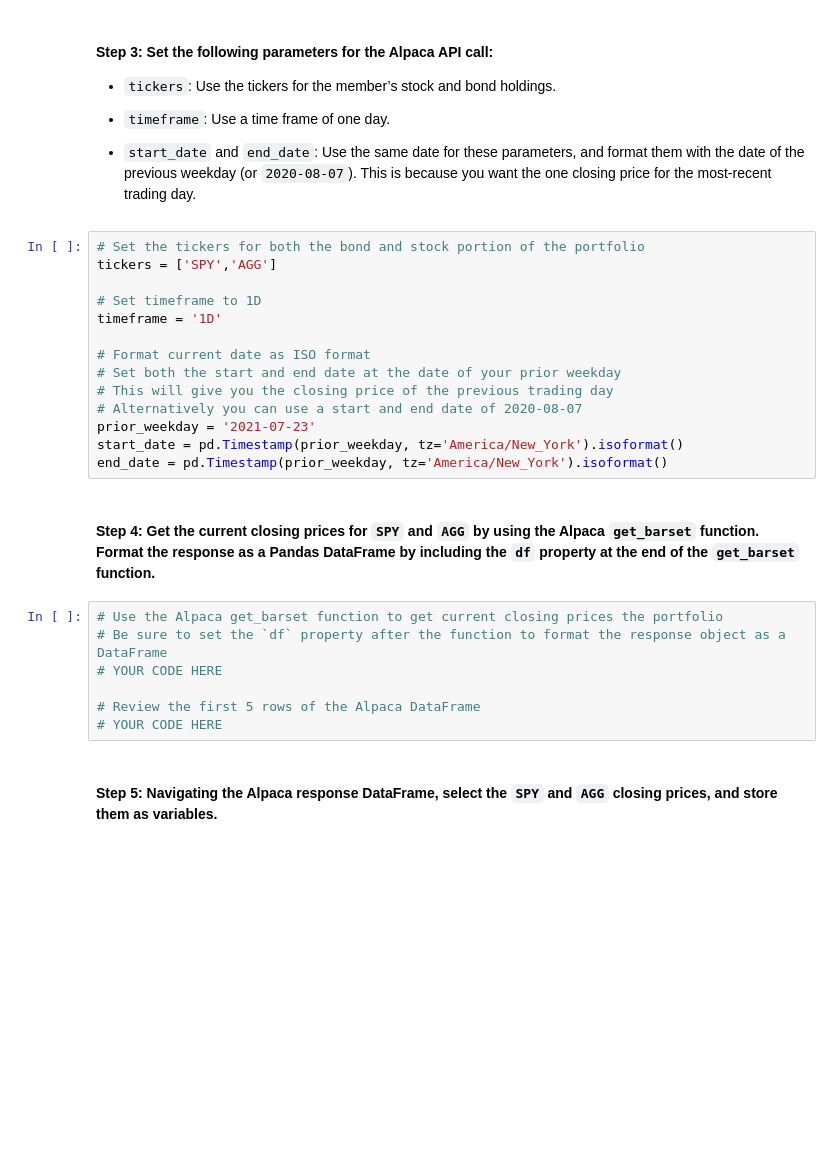
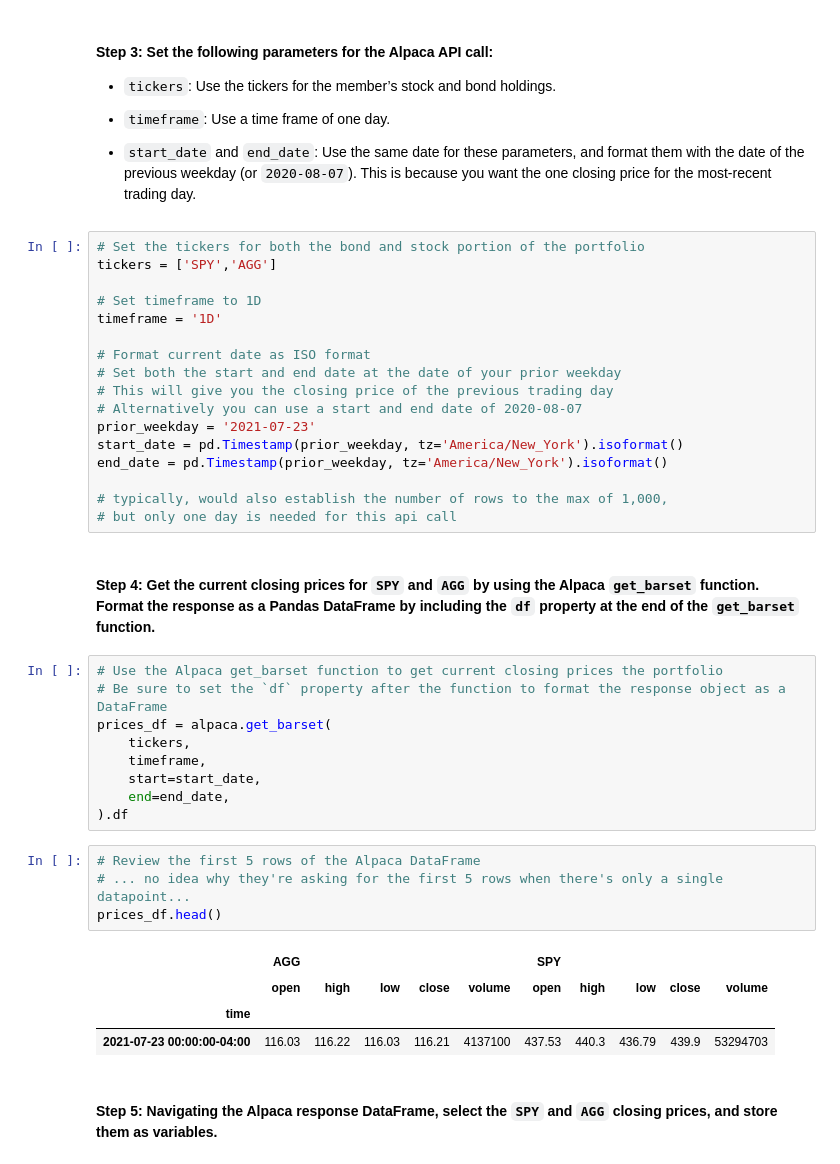
Before and after one commit to ForrestSurles/Retirement_Portfolio_Planner, a Jupyter notebook: financial_planning_tools.ipynb, the cells around one changed output. Saved outputs shown, nothing was run; the diff lists cells and outputs as text; blank space fills up the shorter version.

Commit message:
Make the Alpaca API call and review result

```diff
--- a/financial_planning_tools.ipynb
+++ b/financial_planning_tools.ipynb
@@ -226,15 +226,29 @@ timeframe = '1D'
 prior_weekday = '2021-07-23'
 start_date = pd.Timestamp(prior_weekday, tz='America/New_York').isoformat()
 end_date = pd.Timestamp(prior_weekday, tz='America/New_York').isoformat()
+
+# typically, would also establish the number of rows to the max of 1,000,
+# but only one day is needed for this api call
 # %% [markdown]
 #### Step 4: Get the current closing prices for `SPY` and `AGG` by using the Alpaca `get_barset` function. Format the response as a Pandas DataFrame by including the `df` property at the end of the `get_barset` function.
 # %%
 # Use the Alpaca get_barset function to get current closing prices the portfolio
 # Be sure to set the `df` property after the function to format the response object as a DataFrame
-# YOUR CODE HERE
-
-# Review the first 5 rows of the Alpaca DataFrame
-# YOUR CODE HERE
+prices_df = alpaca.get_barset(
+    tickers,
+    timeframe,
+    start=start_date,
+    end=end_date,
+).df
+# %%
+# Review the first 5 rows of the Alpaca DataFrame
+# ... no idea why they're asking for the first 5 rows when there's only a single datapoint...
+prices_df.head()
+# %% [output]
+|  | AGG |  |  |  |  | SPY |  |  |  |  |
+|  | open | high | low | close | volume | open | high | low | close | volume |
+| time |  |  |  |  |  |  |  |  |  |  |
+| 2021-07-23 00:00:00-04:00 | 116.03 | 116.22 | 116.03 | 116.21 | 4137100 | 437.53 | 440.3 | 436.79 | 439.9 | 53294703 |
 # %% [markdown]
 #### Step 5: Navigating the Alpaca response DataFrame, select the `SPY` and `AGG` closing prices, and store them as variables.
 # %%
```
